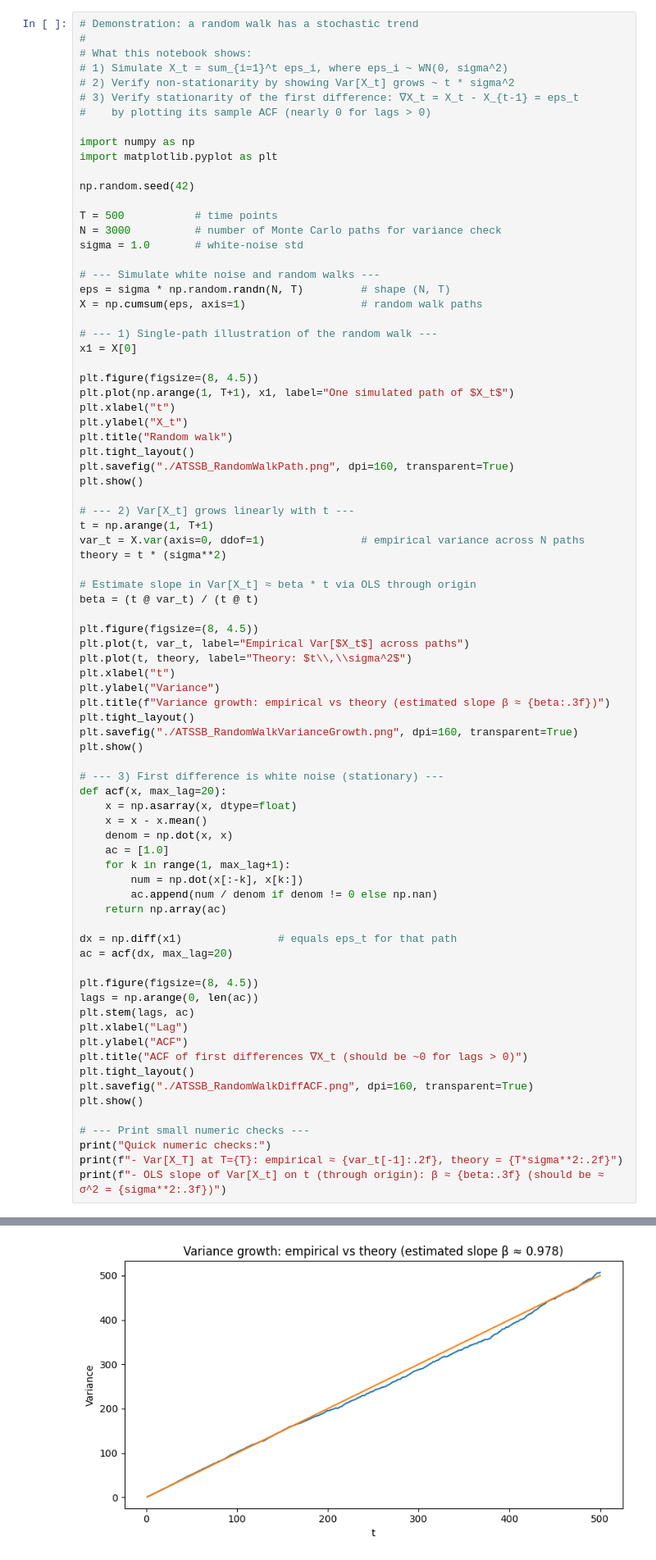
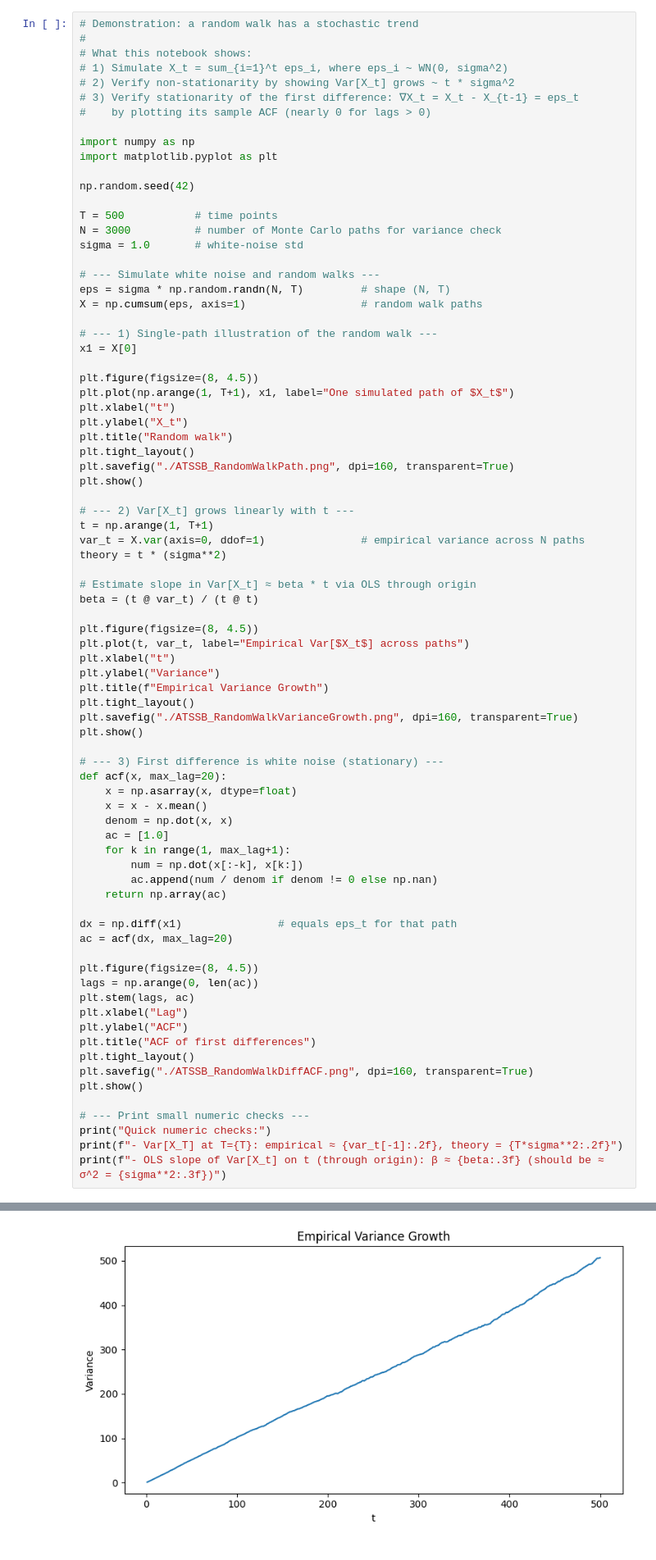
Before and after one commit to QuantLet/ATSSB-Applied-Time-Series-Solutions-Book, a Jupyter notebook: ATSSB_Nonstationarity_and_Cointegrations/ATSSB_RandomWalk.ipynb, the cells around one changed output, grey strips where cells are left out. Shown at 82% size. Cells and saved outputs as stored; diff of their text form.

```diff
--- a/ATSSB_Nonstationarity_and_Cointegrations/ATSSB_RandomWalk.ipynb
+++ b/ATSSB_Nonstationarity_and_Cointegrations/ATSSB_RandomWalk.ipynb
@@ -42,42 +42,41 @@ beta = (t @ var_t) / (t @ t)
 
 plt.figure(figsize=(8, 4.5))
 plt.plot(t, var_t, label="Empirical Var[$X_t$] across paths")
-plt.plot(t, theory, label="Theory: $t\\,\\sigma^2$")
 plt.xlabel("t")
 plt.ylabel("Variance")
-plt.title(f"Variance growth: empirical vs theory (estimated slope β ≈ {beta:.3f})")
+plt.title(f"Empirical Variance Growth")
 plt.tight_layout()
 plt.savefig("./ATSSB_RandomWalkVarianceGrowth.png", dpi=160, transparent=True)
 plt.show()
 
 # --- 3) First difference is white noise (stationary) ---
 def acf(x, max_lag=20):
     x = np.asarray(x, dtype=float)
     x = x - x.mean()
     denom = np.dot(x, x)
     ac = [1.0]
     for k in range(1, max_lag+1):
         num = np.dot(x[:-k], x[k:])
         ac.append(num / denom if denom != 0 else np.nan)
     return np.array(ac)
 
 dx = np.diff(x1)               # equals eps_t for that path
 ac = acf(dx, max_lag=20)
 
 plt.figure(figsize=(8, 4.5))
 lags = np.arange(0, len(ac))
 plt.stem(lags, ac)
 plt.xlabel("Lag")
 plt.ylabel("ACF")
-plt.title("ACF of first differences ∇X_t (should be ~0 for lags > 0)")
+plt.title("ACF of first differences")
 plt.tight_layout()
 plt.savefig("./ATSSB_RandomWalkDiffACF.png", dpi=160, transparent=True)
 plt.show()
 
 # --- Print small numeric checks ---
 print("Quick numeric checks:")
 print(f"- Var[X_T] at T={T}: empirical ≈ {var_t[-1]:.2f}, theory = {T*sigma**2:.2f}")
 print(f"- OLS slope of Var[X_t] on t (through origin): β ≈ {beta:.3f} (should be ≈ σ^2 = {sigma**2:.3f})")
 # %% [output]
 [figure]
-[figure, old version]
+[figure, new version]
```
Also changed, not shown: parts of 1 cell of this notebook, 8 other files.
